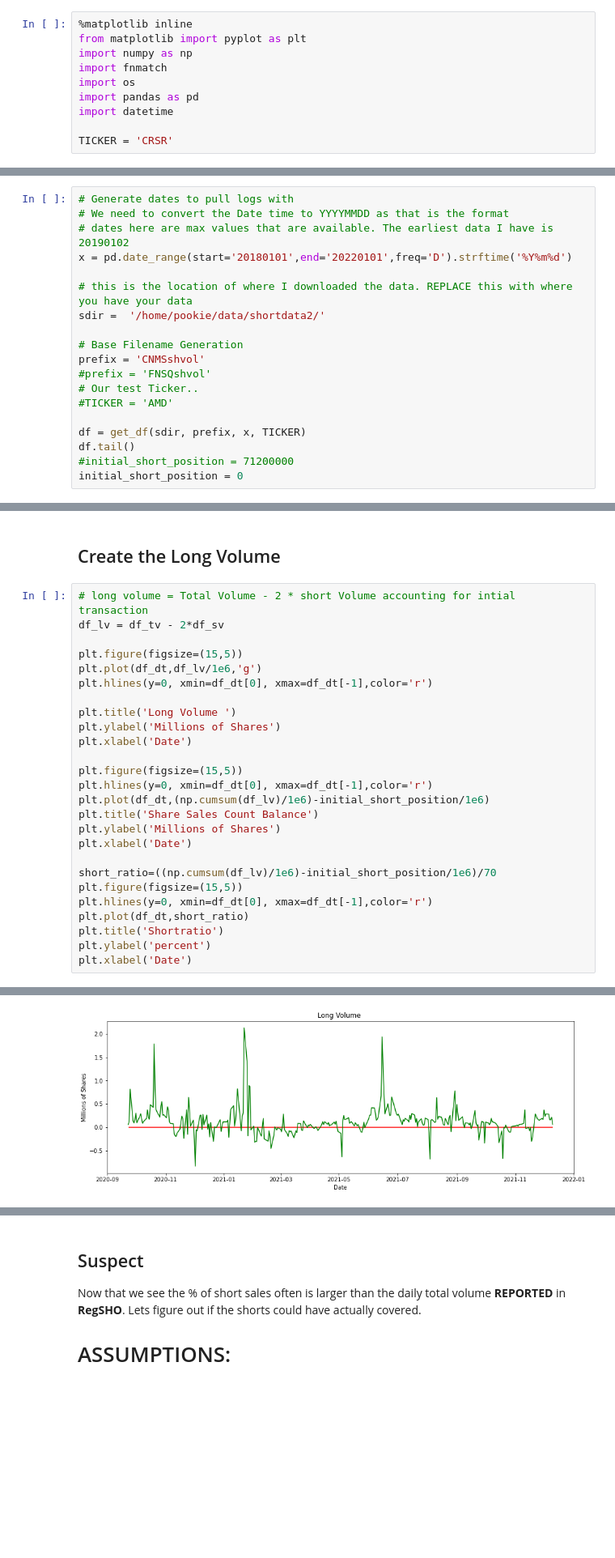
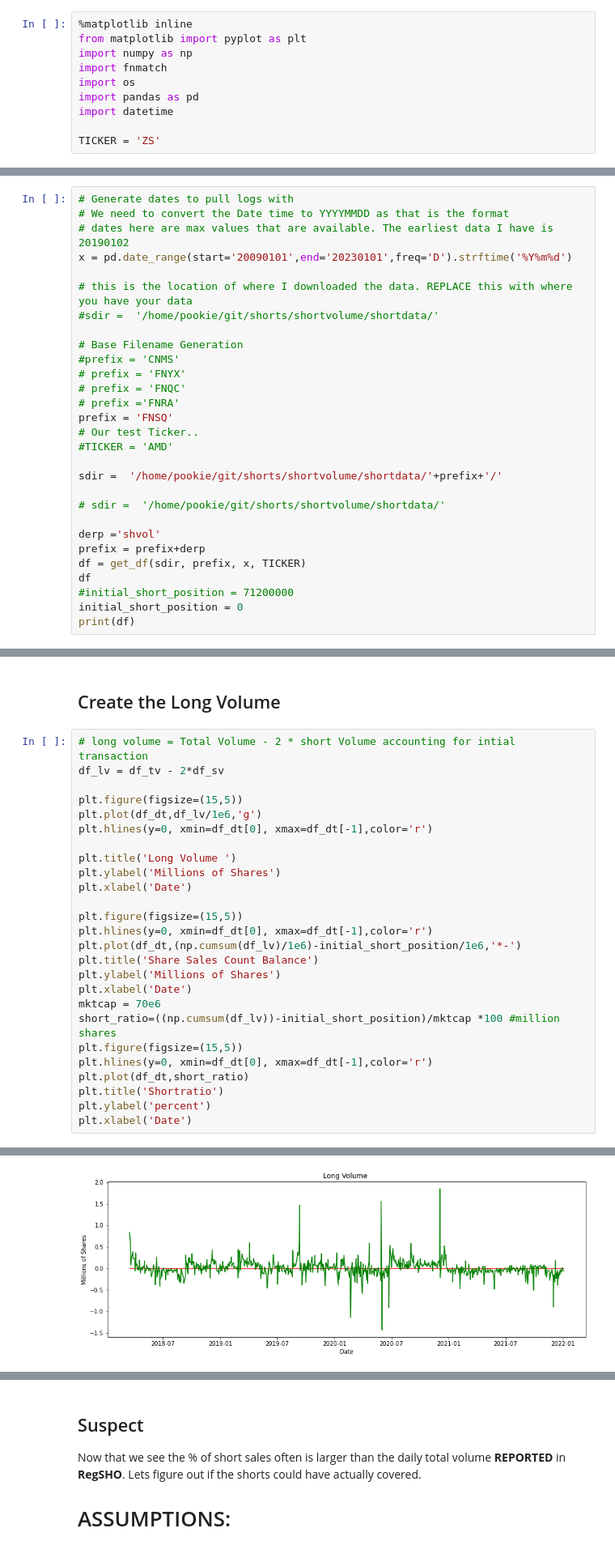
Before and after one commit to pookiemaker/shorts, a Jupyter notebook: ShortAnalysisV4.ipynb, the cells around one changed output, grey strips where cells are left out. Shown at 81% size. Cells and saved outputs as stored; diff of their text form; blank space fills up the shorter version.

```diff
--- a/ShortAnalysisV4.ipynb
+++ b/ShortAnalysisV4.ipynb
@@ -7,7 +7,7 @@ import os
 import pandas as pd
 import datetime
 
-TICKER = 'CRSR'
+TICKER = 'ZS'
 # %%
 def get_df(sdir, NAME, raw_x, TICKER ):
     '''
@@ -94,19 +94,29 @@ We have to build the filename it follows the format
 # Generate dates to pull logs with
 # We need to convert the Date time to YYYYMMDD as that is the format
 # dates here are max values that are available. The earliest data I have is 20190102
-x = pd.date_range(start='20180101',end='20220101',freq='D').strftime('%Y%m%d')
+x = pd.date_range(start='20090101',end='20230101',freq='D').strftime('%Y%m%d')
 
 # this is the location of where I downloaded the data. REPLACE this with where you have your data
-sdir =  '/home/pookie/data/shortdata2/'
+#sdir =  '/home/pookie/git/shorts/shortvolume/shortdata/'
 
 # Base Filename Generation
-prefix = 'CNMSshvol'
-#prefix = 'FNSQshvol'
+#prefix = 'CNMS'
+# prefix = 'FNYX'
+# prefix = 'FNQC'
+# prefix ='FNRA'
+prefix = 'FNSQ'
 # Our test Ticker..
 #TICKER = 'AMD'
 
+sdir =  '/home/pookie/git/shorts/shortvolume/shortdata/'+prefix+'/'
+
+# sdir =  '/home/pookie/git/shorts/shortvolume/shortdata/'
+
+derp ='shvol'
+prefix = prefix+derp
 df = get_df(sdir, prefix, x, TICKER)
-df.tail()
+df
 #initial_short_position = 71200000
 initial_short_position = 0
+print(df)
 # %% [output]
@@ -204,29 +212,29 @@ Text(0.5, 0, 'Date')
 # %%
 # long volume = Total Volume - 2 * short Volume accounting for intial transaction
 df_lv = df_tv - 2*df_sv
 
 plt.figure(figsize=(15,5))
 plt.plot(df_dt,df_lv/1e6,'g')
 plt.hlines(y=0, xmin=df_dt[0], xmax=df_dt[-1],color='r')
 
 plt.title('Long Volume ')
 plt.ylabel('Millions of Shares')
 plt.xlabel('Date')
 
 plt.figure(figsize=(15,5))
 plt.hlines(y=0, xmin=df_dt[0], xmax=df_dt[-1],color='r')
-plt.plot(df_dt,(np.cumsum(df_lv)/1e6)-initial_short_position/1e6)
+plt.plot(df_dt,(np.cumsum(df_lv)/1e6)-initial_short_position/1e6,'*-')
 plt.title('Share Sales Count Balance')
 plt.ylabel('Millions of Shares')
 plt.xlabel('Date')
-
-short_ratio=((np.cumsum(df_lv)/1e6)-initial_short_position/1e6)/70
+mktcap = 70e6
+short_ratio=((np.cumsum(df_lv))-initial_short_position)/mktcap *100 #million shares
 plt.figure(figsize=(15,5))
 plt.hlines(y=0, xmin=df_dt[0], xmax=df_dt[-1],color='r')
 plt.plot(df_dt,short_ratio)
 plt.title('Shortratio')
 plt.ylabel('percent')
 plt.xlabel('Date')
 # %% [output]
 Text(0.5, 0, 'Date')
-[figure, old version]
+[figure, new version]
```
Also changed, not shown: parts of 9 cells of this notebook, 32 other files.
